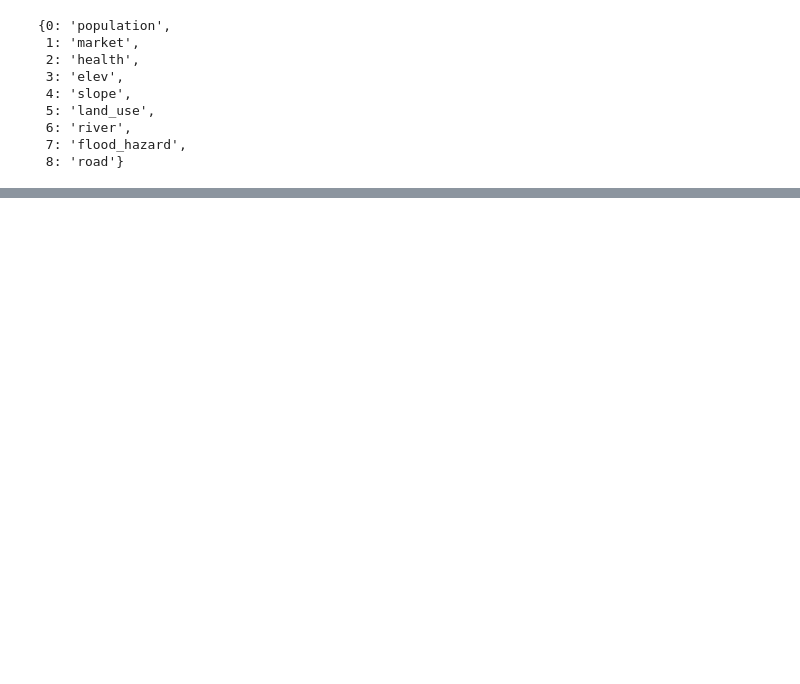
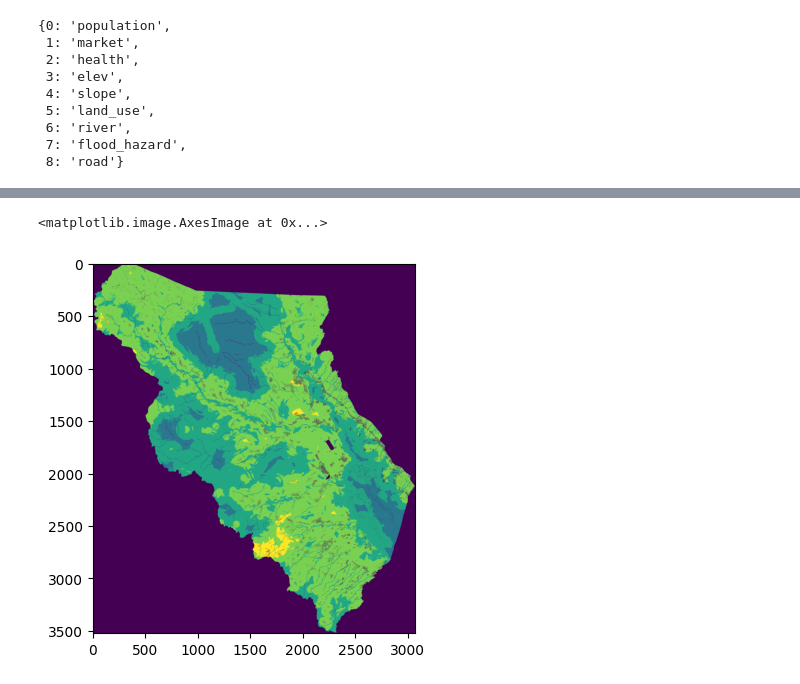
Before and after one commit to Auh3b/flood_shelter_sultability_research_unza, a Jupyter notebook: sensitivy_analysis.ipynb, the cells around one changed output, grey strips where cells are left out. Cells and saved outputs as stored; diff of their text form; code cells hidden in the pictures; blank space fills up the shorter version.

```diff
--- a/sensitivy_analysis.ipynb
+++ b/sensitivy_analysis.ipynb
@@ -195,14 +187,14 @@ crit_idx
  7: 'flood_hazard',
  8: 'road'}
 # %%
-output = {}
+# output = {}
 
-for y, row in enumerate([-0.75, -0.5, -0.25, 0.0, 0.25, 0.5, 0.75]):
-    _y_out = {}
-    for x, col in enumerate(target_adjust_mtrx[y]):
-        _y_out[crit_idx[x]] = cleaned_imgs_arrs[crit_idx[x]] * col
+# for y, row in enumerate([-0.75, -0.5, -0.25, 0.0, 0.25, 0.5, 0.75]):
+#     _y_out = {}
+#     for x, col in enumerate(target_adjust_mtrx[y]):
+#         _y_out[crit_idx[x]] = cleaned_imgs_arrs[crit_idx[x]] * col
 
-    output[row] = _y_out
+#     output[row] = _y_out
 # %%
 output_folder_path = os.path.join(os.getcwd(), 'output')
 
@@ -234,7 +218,19 @@ for y, row in enumerate([-0.75, -0.5, -0.25, 0.0, 0.25, 0.5, 0.75]):
+# %%
+files = [os.path.join(output_folder_path, x)
+         for x in os.listdir(output_folder_path)]
+print(output_folder_path)
+combined_report = []
+name = "population"
+gdal.UseExceptions()
 # %%
-files = [os.path.join(output_folder_path, x) for x in os.listdir(output_folder_path)]
 
 for path in files:
-    gdal.RE
-    dsa
+    with gdal.Open(path) as ds:
+        arr = ds.GetRasterBand(1).ReadAsArray()
+        conditions = [arr < 0.5, arr < 1.5, arr <
+                      2.5, arr < 3.5, arr < 4.5, arr <= 5]
+        choice_list = [0, 1, 2, 3, 4, 5]
+        arr = np.select(conditions, choice_list)
+        item = uniqueValuesReport(arr, name)
+        combined_report.append(item)
 # %% [output]
@@ -247,0 +251,6 @@ for path in files:
+# %%
+plt.Figure()
+plt.imshow(arr)
+# %% [output]
+<matplotlib.image.AxesImage at 0x...>
+[figure, added]
```
Also changed, not shown: parts of 11 cells of this notebook, 1 other file.
